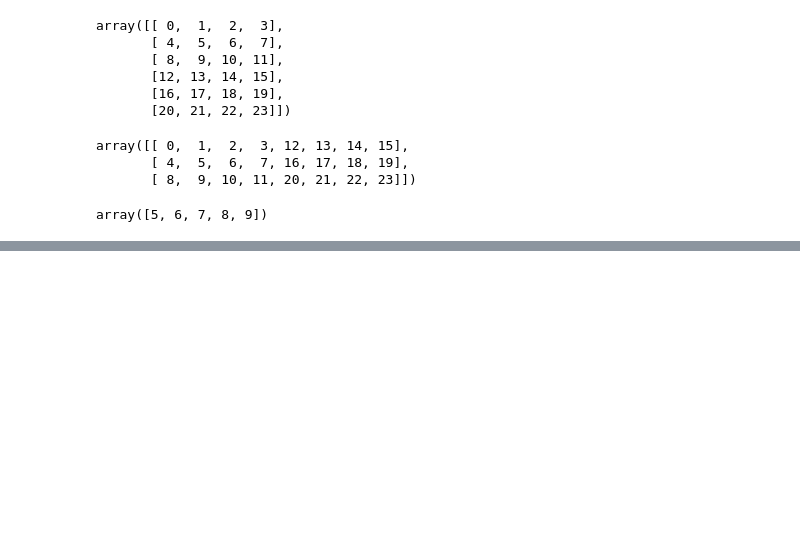
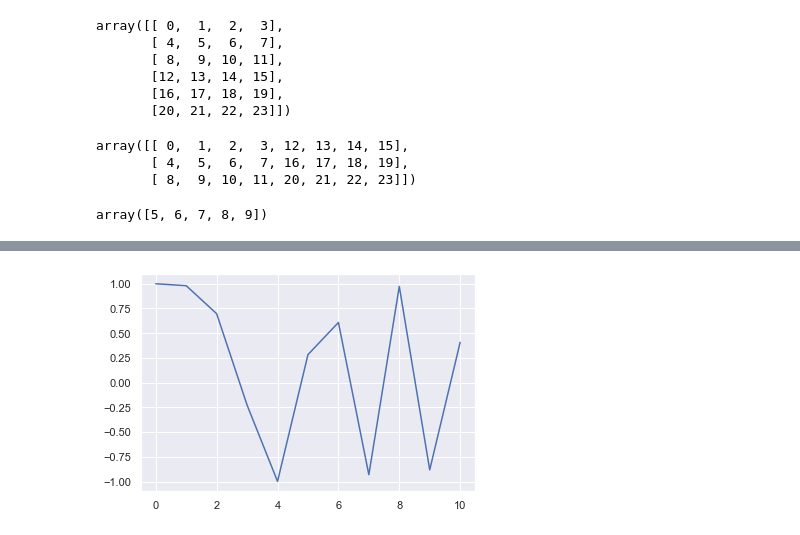
Before and after one commit to takashi4233/sandbox_py, a Jupyter notebook: book1/Chapter5-1.ipynb, the cells around one changed output, grey strips where cells are left out. Saved outputs shown, nothing was run; the diff lists cells and outputs as text; code cells hidden in the pictures; blank space fills up the shorter version.

```diff
--- a/book1/Chapter5-1.ipynb
+++ b/book1/Chapter5-1.ipynb
@@ -306,0 +316,7 @@ array([5, 6, 7, 8, 9])
+# %%
+from scipy import interpolate
+f = interpolate.interp1d(x,y,'linear')
+plt.plot(x,f(x),'-')
+plt.grid(True)
+# %% [output]
+[figure, added]
```
Also changed, not shown: parts of 8 cells of this notebook, 19 other files.
